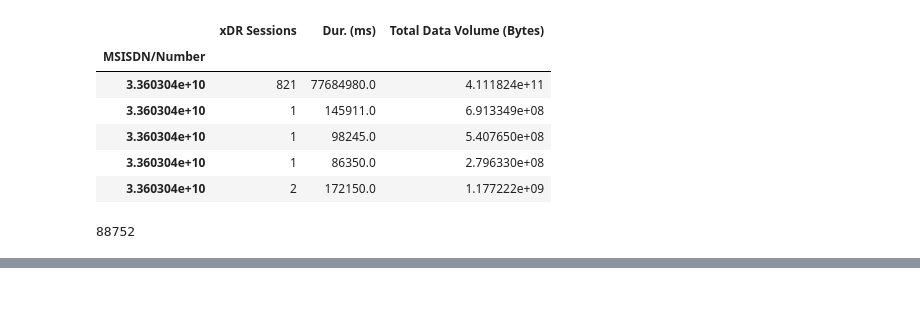
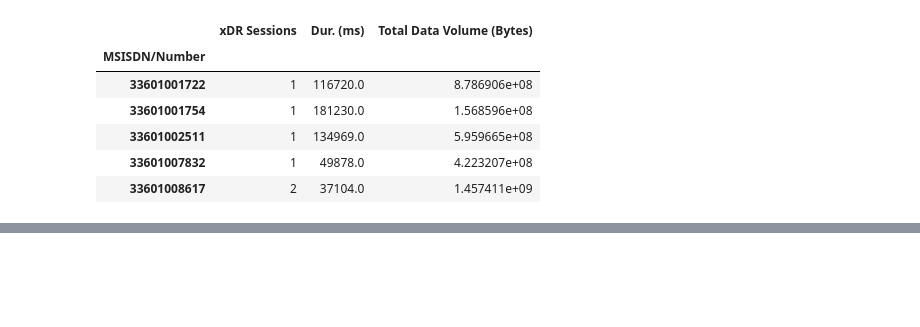
Before and after one commit to GetachewAbebe/User_Analytics_in_the_Telecom_Industry, a Jupyter notebook: notebooks/user_engagement_analysis.ipynb, the cells around one changed output, grey strips where cells are left out. Drawn from its saved outputs; the diff is of its cells as text; code cells hidden in the pictures.

```diff
--- a/notebooks/user_engagement_analysis.ipynb
+++ b/notebooks/user_engagement_analysis.ipynb
@@ -34,36 +41,19 @@ cleaned_df.describe
-# %%
-# This will add some columns for future use
-
-cleaned_df['Total Data Volume (Bytes)'] = cleaned_df['Total UL (Bytes)'] + cleaned_df['Total DL (Bytes)']
-cleaned_df['Social Media Data Volume (Bytes)'] = cleaned_df['Social Media UL (Bytes)'] + cleaned_df['Social Media DL (Bytes)']
-cleaned_df['Google Data Volume (Bytes)'] = cleaned_df['Google UL (Bytes)'] + cleaned_df['Google DL (Bytes)']
-cleaned_df['Email Data Volume (Bytes)'] = cleaned_df['Email UL (Bytes)'] + cleaned_df['Email DL (Bytes)']
-cleaned_df['Youtube Data Volume (Bytes)'] = cleaned_df['Youtube UL (Bytes)'] + cleaned_df['Youtube DL (Bytes)']
-cleaned_df['Netflix Data Volume (Bytes)'] = cleaned_df['Netflix UL (Bytes)'] + cleaned_df['Netflix DL (Bytes)']
-cleaned_df['Gaming Data Volume (Bytes)'] = cleaned_df['Gaming UL (Bytes)'] + cleaned_df['Gaming DL (Bytes)']
-cleaned_df['Other Data Volume (Bytes)'] = cleaned_df['Other UL (Bytes)'] + cleaned_df['Other DL (Bytes)']
-cleaned_df['Total Data Volume (Bytes)'] = cleaned_df['Total UL (Bytes)'] + cleaned_df['Total DL (Bytes)']
 # %%
 # Select the relevant columns from the cleaned_df DataFrame
 
-df_tele_user_engagement = cleaned_df[['MSISDN/Number', 'Bearer Id', 'Dur. (ms)', 'Total Data Volume (Bytes)']]
+user_engagement_df = cleaned_df[['MSISDN/Number', 'Bearer Id', 'Dur. (ms)', 'Total Data Volume (Bytes)']]
 
 # Grouping by 'MSISDN/Number' and aggregating the metrics
-df_tele_user_engagement = df_tele_user_engagement.groupby('MSISDN/Number').agg({'Bearer Id': 'count', 'Dur. (ms)': 'sum', 'Total Data Volume (Bytes)': 'sum'})
+user_engagement_df = user_engagement_df.groupby('MSISDN/Number').agg({'Bearer Id': 'count', 'Dur. (ms)': 'sum', 'Total Data Volume (Bytes)': 'sum'})
 #Renaming columns:
-df_tele_user_engagement = df_tele_user_engagement.rename(
+user_engagement_df = user_engagement_df.rename(
     columns={'Bearer Id': 'xDR Sessions'})
-df_tele_user_engagement.head(5)
+user_engagement_df.head(5)
 # %% [output]
 |  | xDR Sessions | Dur. (ms) | Total Data Volume (Bytes) |
 | MSISDN/Number |  |  |  |
-| 3.360304e+10 | 821 | 77684980.0 | 4.111824e+11 |
-| 3.360304e+10 | 1 | 145911.0 | 6.913349e+08 |
-| 3.360304e+10 | 1 | 98245.0 | 5.407650e+08 |
-| 3.360304e+10 | 1 | 86350.0 | 2.796330e+08 |
-| 3.360304e+10 | 2 | 172150.0 | 1.177222e+09 |
+| 33601001722 | 1 | 116720.0 | 8.786906e+08 |
+| 33601001754 | 1 | 181230.0 | 1.568596e+08 |
+| 33601002511 | 1 | 134969.0 | 5.959665e+08 |
+| 33601007832 | 1 | 49878.0 | 4.223207e+08 |
+| 33601008617 | 2 | 37104.0 | 1.457411e+09 |
-# %%
-unique_count = cleaned_df['MSISDN/Number'].nunique()
-unique_count
-# %% [output]
-88752
```
Also changed, not shown: parts of 42 cells of this notebook, 16 other files.
